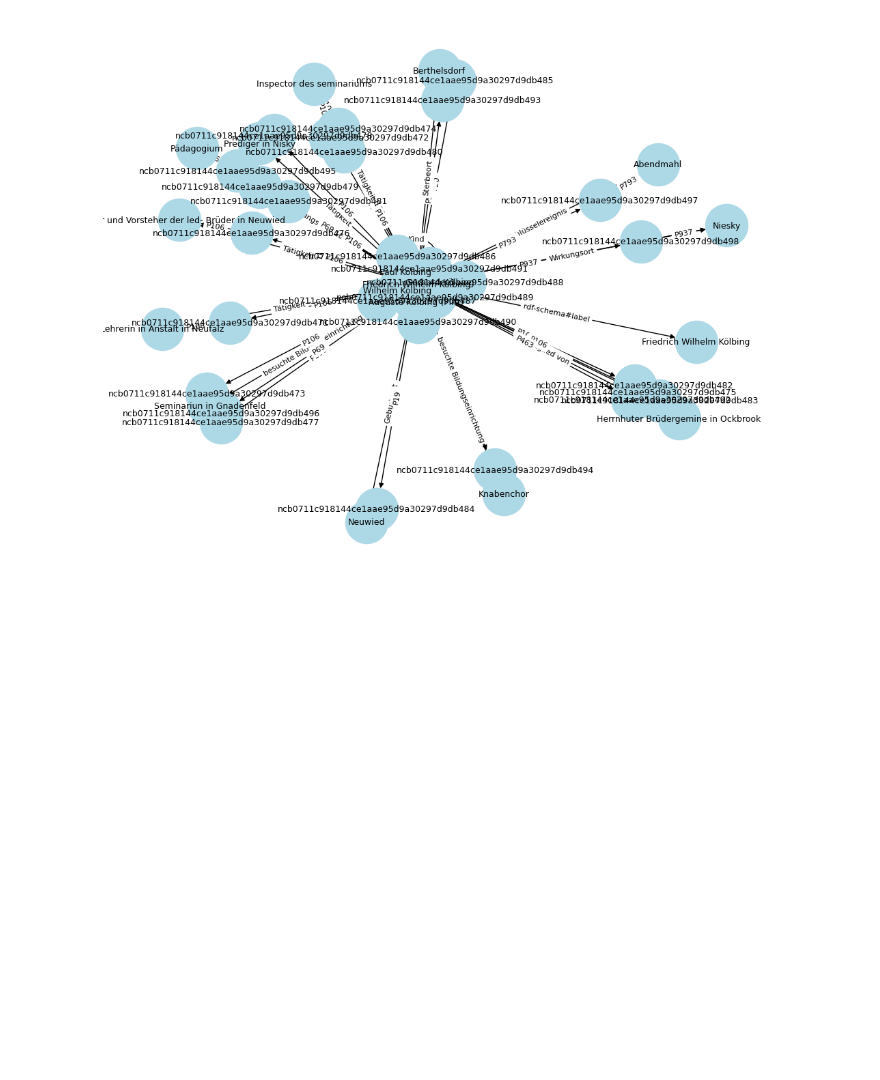
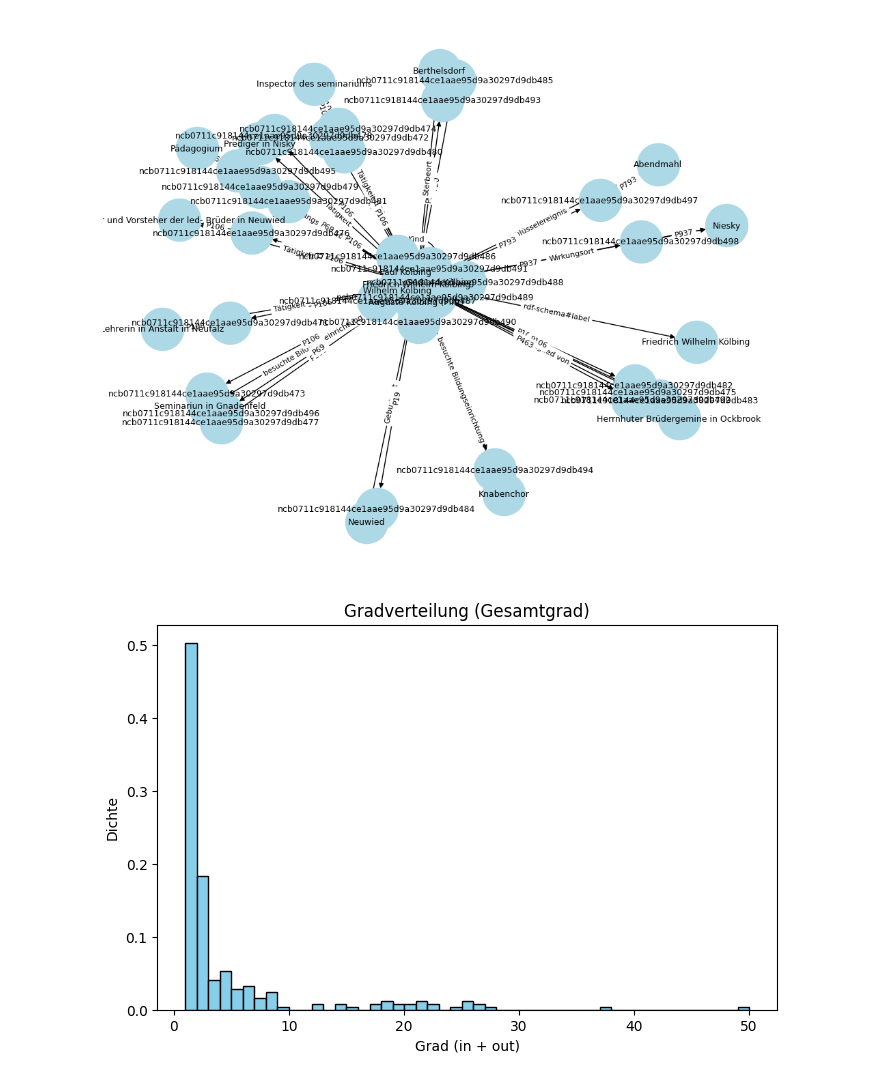
Before and after one commit to SvetlanaYakutinaa/Digitalisat2Graph, a Jupyter notebook: script.ipynb, the cells around one changed output. Saved outputs shown, nothing was run; the diff lists cells and outputs as text; code cells hidden in the pictures; blank space fills up the shorter version.

```diff
--- a/script.ipynb
+++ b/script.ipynb
@@ -954,7 +954,7 @@ def parse_time_literal(s: str) -> Literal:
     # sonst unverändert
     return Literal(s)
 # %%
-df = pd.read_excel("data/5.4.2_RE/graphen_bereinigt.xlsx")
+df = pd.read_excel("data/5.4.3_EL/graphen_bereinigt.xlsx")
 # %%
 # Namespaces
 WD  = Namespace("http://www.wikidata.org/entity/")
@@ -1345,0 +1580,18 @@ Fertig: data/5.6_Semantic_Web/Turtle-Herrnhut.ttl
+# %%
+def add_statement(row):
+    for sid, slabel in df[["q_subjekt", "subjekt"]].drop_duplicates().values:
+        if pd.notna(slabel) and str(slabel).strip():
+            g.add((URIRef(WD[sid]), RDFS.label, Literal(str(slabel), lang="de")))
+        prop = str(row["p_wert"])
+
+# Danach jede Zeile für Properties/Qualifier durchlaufen
+    for _, r in df.iterrows():
+        add_statement(r)
+
+    if row["q_objekt"]:
+        # Objekt ist ein Item
+        o_direct = URIRef(WD[row["objekt"]])
+    g.add((s, URIRef(WDT[prop]), o_direct))
+# %%
+for _, r in df.iterrows():
+    add_statement(r)
@@ -1615,3 +1873,77 @@ nx.draw_networkx_edge_labels(H, pos, edge_labels=edge_labels, font_size=8)
 plt.show()
 # %% [output]
 [figure]
+# %%
+import pandas as pd
+import networkx as nx
+import matplotlib.pyplot as plt
+import numpy as np
+
+# === 1. Daten einlesen ===
+# Passe den Pfad an deine Datei an:
+excel_path = "data/5.4.3_EL/graphen_bereinigt.xlsx"
+
+# Wir nehmen an, die Datei hat Spalten: subjekt, p_wert, objekt
+df = pd.read_excel(excel_path, sheet_name=0)
+
+# === 2. Graph aufbauen ===
+G = nx.DiGraph()
+for _, row in df.iterrows():
+    s, p, o = row.get("subjekt"), row.get("p_wert"), row.get("objekt")
+    if pd.isna(s) or pd.isna(o):
+        continue
+    G.add_node(s)
+    G.add_node(o)
+    G.add_edge(s, o, label=str(p))
+
+# === 3. Grad-Berechnungen ===
+deg = [G.degree(v) for v in G.nodes()]      # Gesamtgrad
+in_deg = [G.in_degree(v) for v in G.nodes()]    # Eingehende Kanten
+out_deg = [G.out_degree(v) for v in G.nodes()]  # Ausgehende Kanten
+
+# === 4. Histogramme zeichnen ===
+plt.figure(figsize=(8,5))
+plt.hist(deg, bins='auto', density=True, color="skyblue", edgecolor="black")
+plt.title("Gradverteilung (Gesamtgrad)")
+plt.xlabel("Grad (in + out)")
+plt.ylabel("Dichte")
+plt.show()
+
+plt.figure(figsize=(8,5))
+plt.hist(in_deg, bins='auto', density=True, color="lightgreen", edgecolor="black")
+plt.title("Gradverteilung (In-Degree)")
+plt.xlabel("In-Degree")
+plt.ylabel("Dichte")
+plt.show()
+
+plt.figure(figsize=(8,5))
+plt.hist(out_deg, bins='auto', density=True, color="salmon", edgecolor="black")
+plt.title("Gradverteilung (Out-Degree)")
+plt.xlabel("Out-Degree")
+plt.ylabel("Dichte")
+plt.show()
+
+# === 5. Kennzahlen berechnen ===
+summary = pd.DataFrame({
+    "Metrik": [
+        "Knoten",
+        "Kanten",
+        "Durchschnittsgrad",
+        "Max Grad",
+        "Max In-Degree",
+        "Max Out-Degree"
+    ],
+    "Wert": [
+        G.number_of_nodes(),
+        G.number_of_edges(),
+        np.mean(deg) if len(deg) else 0,
+        np.max(deg) if len(deg) else 0,
+        np.max(in_deg) if len(in_deg) else 0,
+        np.max(out_deg) if len(out_deg) else 0,
+    ]
+})
+
+print("\n=== Kennzahlen zur Gradverteilung ===")
+print(summary)
+# %% [output]
+[figure, added]
```
Also changed, not shown: parts of 11 cells of this notebook, 13 other files.
